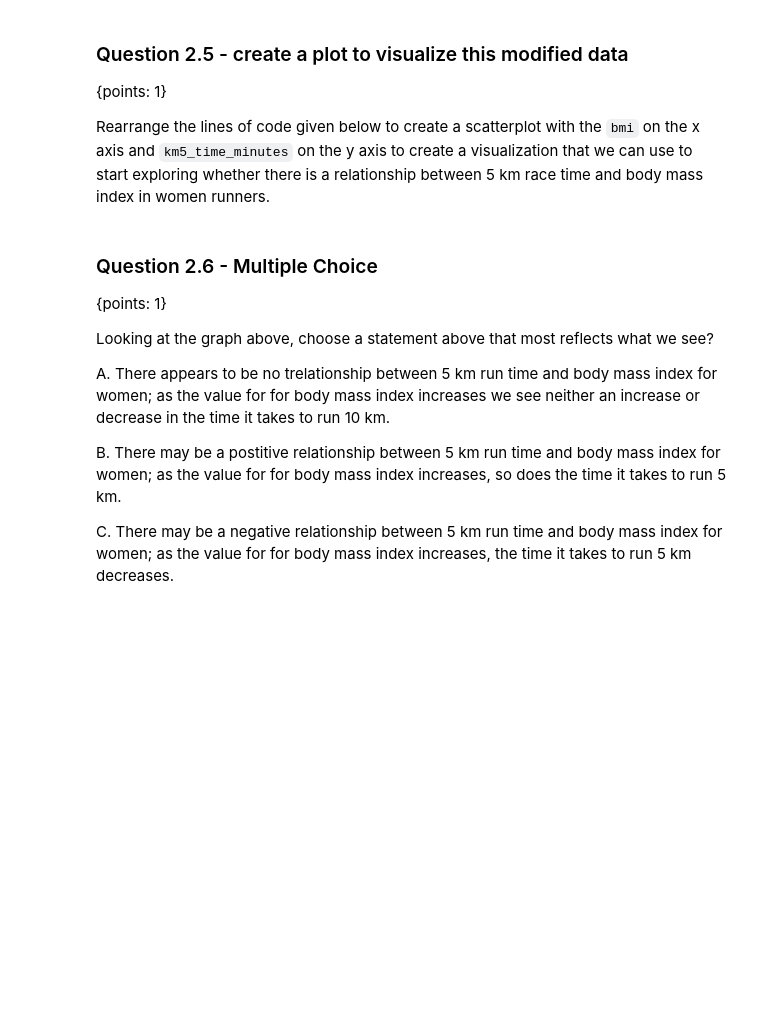
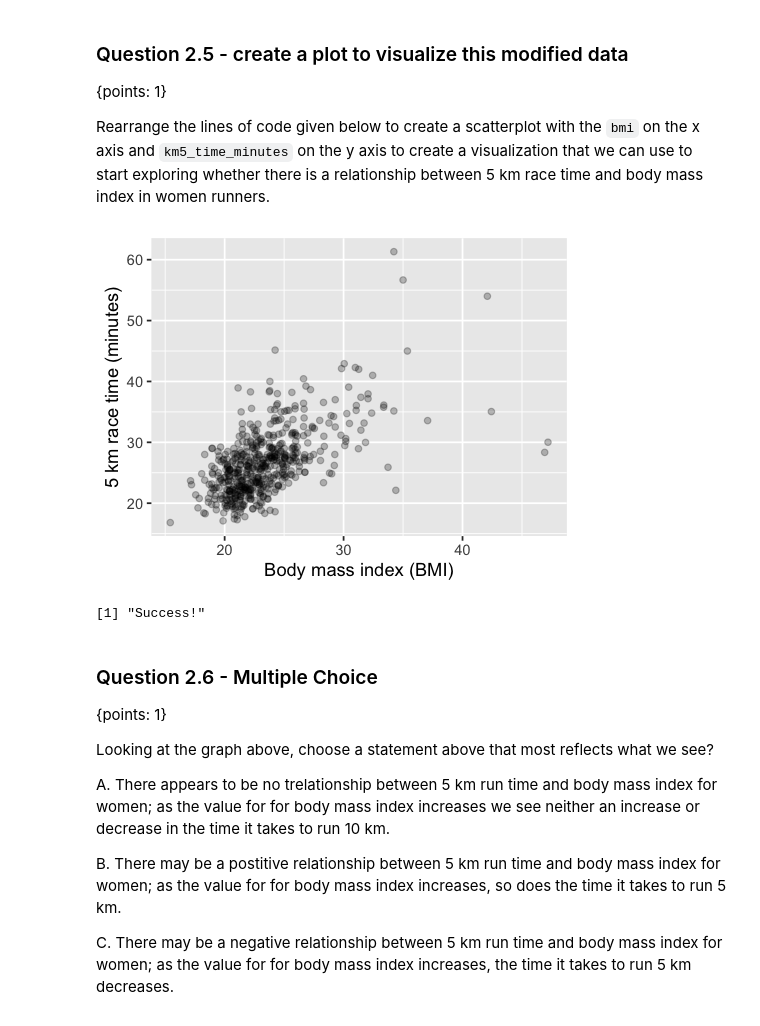
Before and after one commit to mine-cetinkaya-rundel/feed-me-back, a Jupyter notebook: jupyter-demo/source/worksheet_01/worksheet_01.ipynb, the cells around one changed output. Cells and saved outputs as stored; diff of their text form; code cells hidden in the pictures; blank space fills up the shorter version.

Commit message:
tests all working now

```diff
--- a/jupyter-demo/source/worksheet_01/worksheet_01.ipynb
+++ b/jupyter-demo/source/worksheet_01/worksheet_01.ipynb
@@ -222,18 +222,25 @@ options(repr.plot.width = 4, repr.plot.height = 3)
 # %%
 # Rearrange the commented out lines of code given below to create a scatterplot.
 # To run the code, uncomment it (remove "#").
 
 #ylab("5 km race time (minutes)")
 #geom_point(alpha = 0.25) +
-#ggplot(data = race_times_to_plot, aes(x = bmi, y = km5_time_minutes)) +
+#race_times_plot <- ggplot(data = race_times_to_plot, aes(x = bmi, y = km5_time_minutes)) +
 #xlab("Body mass index (BMI)") +
 
 ### BEGIN SOLUTION
-ggplot(data = race_times_to_plot, aes(x = bmi, y = km5_time_minutes)) +
+race_times_plot <- ggplot(data = race_times_to_plot, aes(x = bmi, y = km5_time_minutes)) +
     geom_point(alpha = 0.25) +
     xlab("Body mass index (BMI)") +
     ylab("5 km race time (minutes)")
 ### END SOLUTION
+race_times_plot
+# %% [output]
+[figure, added]
+# %%
+test_2.5()
+# %% [output]
+[1] "Success!"
 # %% [markdown]
 ### Question 2.6 - Multiple Choice
 {points: 1}
```
Also changed, not shown: parts of 3 cells of this notebook, 1 other file.
